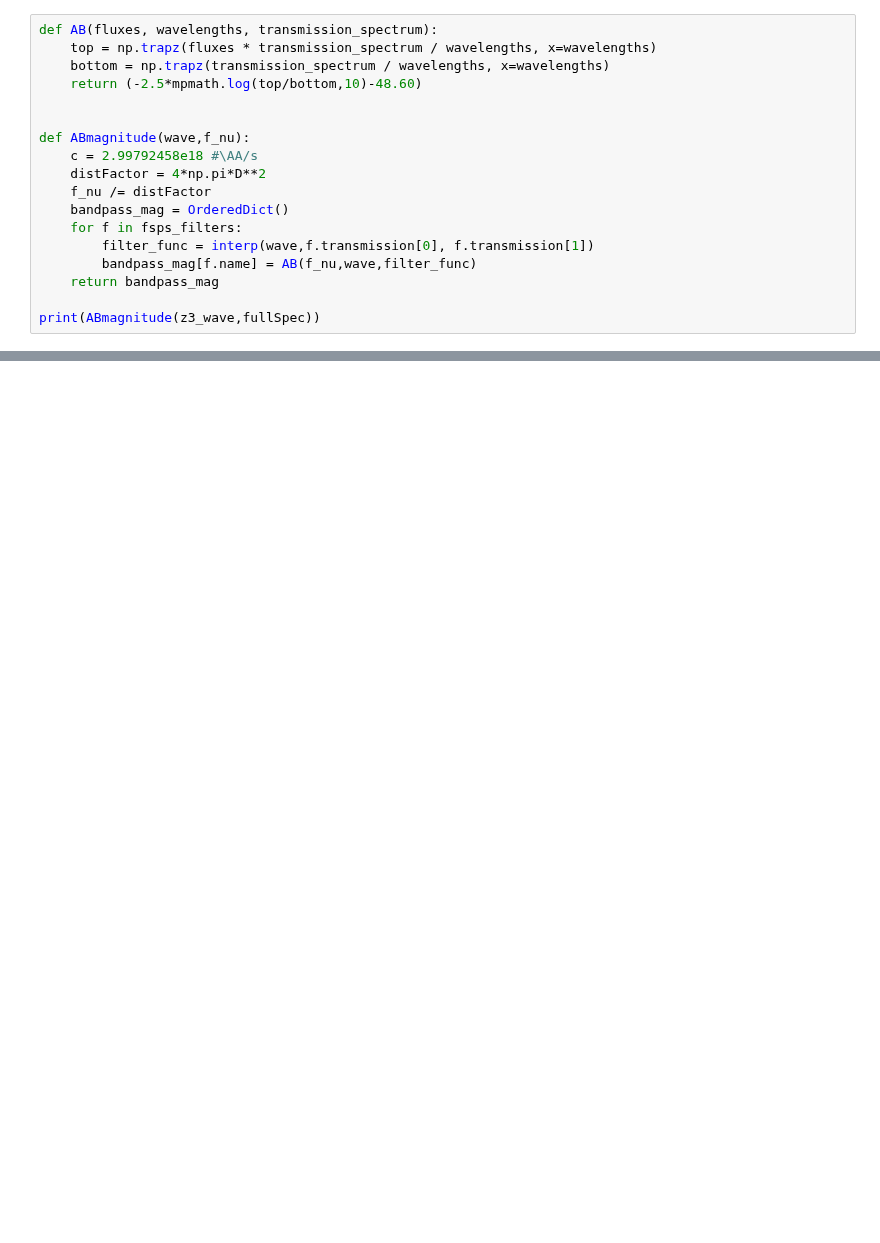
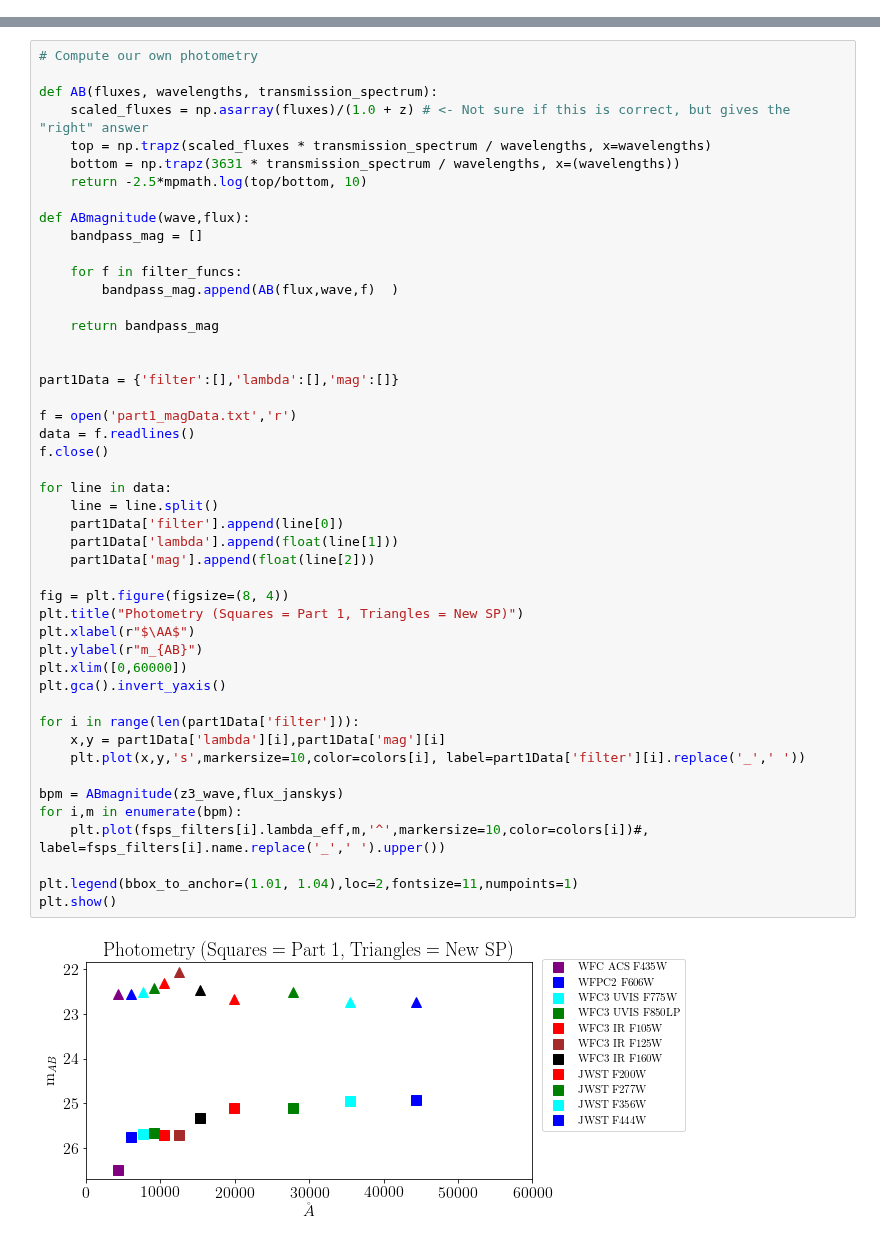
Before and after one commit to goyarzun/RadiationProject, a Jupyter notebook: getOutSPS.ipynb, the cells around one changed output, grey strips where cells are left out. Cells and saved outputs as stored; diff of their text form; blank space fills up the shorter version.

Commit message:
getOutSPS working. Just need to play with FSPS parameters for correct photometry

```diff
--- a/getOutSPS.ipynb
+++ b/getOutSPS.ipynb
@@ -135,18 +118,0 @@ plt.plot(z3_wave,fullSpec)
-# %%
-def AB(fluxes, wavelengths, transmission_spectrum):
-    top = np.trapz(fluxes * transmission_spectrum / wavelengths, x=wavelengths)
-    bottom = np.trapz(transmission_spectrum / wavelengths, x=wavelengths)
-    return (-2.5*mpmath.log(top/bottom,10)-48.60)
-
-
-def ABmagnitude(wave,f_nu):
-    c = 2.99792458e18 #\AA/s
-    distFactor = 4*np.pi*D**2
-    f_nu /= distFactor
-    bandpass_mag = OrderedDict()
-    for f in fsps_filters:
-        filter_func = interp(wave,f.transmission[0], f.transmission[1])
-        bandpass_mag[f.name] = AB(f_nu,wave,filter_func)
-    return bandpass_mag
-
-print(ABmagnitude(z3_wave,fullSpec))
@@ -154,0 +184,49 @@ OrderedDict([('wfc_acs_f435w', mpf('1645.4274308697238')), ('wfpc2_f606w', mpf('
+# %%
+# Compute our own photometry
+
+def AB(fluxes, wavelengths, transmission_spectrum):
+    scaled_fluxes = np.asarray(fluxes)/(1.0 + z) # <- Not sure if this is correct, but gives the "right" answer
+    top = np.trapz(scaled_fluxes * transmission_spectrum / wavelengths, x=wavelengths)
+    bottom = np.trapz(3631 * transmission_spectrum / wavelengths, x=(wavelengths))
+    return -2.5*mpmath.log(top/bottom, 10)
+
+def ABmagnitude(wave,flux):
+    bandpass_mag = []
+
+    for f in filter_funcs:
+        bandpass_mag.append(AB(flux,wave,f)  )
+
+    return bandpass_mag
+
+
+part1Data = {'filter':[],'lambda':[],'mag':[]}
+
+f = open('part1_magData.txt','r')
+data = f.readlines()
+f.close()
+
+for line in data:
+    line = line.split()
+    part1Data['filter'].append(line[0])
+    part1Data['lambda'].append(float(line[1]))
+    part1Data['mag'].append(float(line[2]))
+
+fig = plt.figure(figsize=(8, 4))
+plt.title("Photometry (Squares = Part 1, Triangles = New SP)")
+plt.xlabel(r"$\AA$")
+plt.ylabel(r"m_{AB}")
+plt.xlim([0,60000])
+plt.gca().invert_yaxis()
+
+for i in range(len(part1Data['filter'])):
+    x,y = part1Data['lambda'][i],part1Data['mag'][i]
+    plt.plot(x,y,'s',markersize=10,color=colors[i], label=part1Data['filter'][i].replace('_',' '))
+
+bpm = ABmagnitude(z3_wave,flux_janskys)
+for i,m in enumerate(bpm):
+    plt.plot(fsps_filters[i].lambda_eff,m,'^',markersize=10,color=colors[i])#, label=fsps_filters[i].name.replace('_',' ').upper())
+
+plt.legend(bbox_to_anchor=(1.01, 1.04),loc=2,fontsize=11,numpoints=1)
+plt.show()
+# %% [output]
+[figure, added]
```
Also changed, not shown: parts of 11 cells of this notebook, 2 other files.
